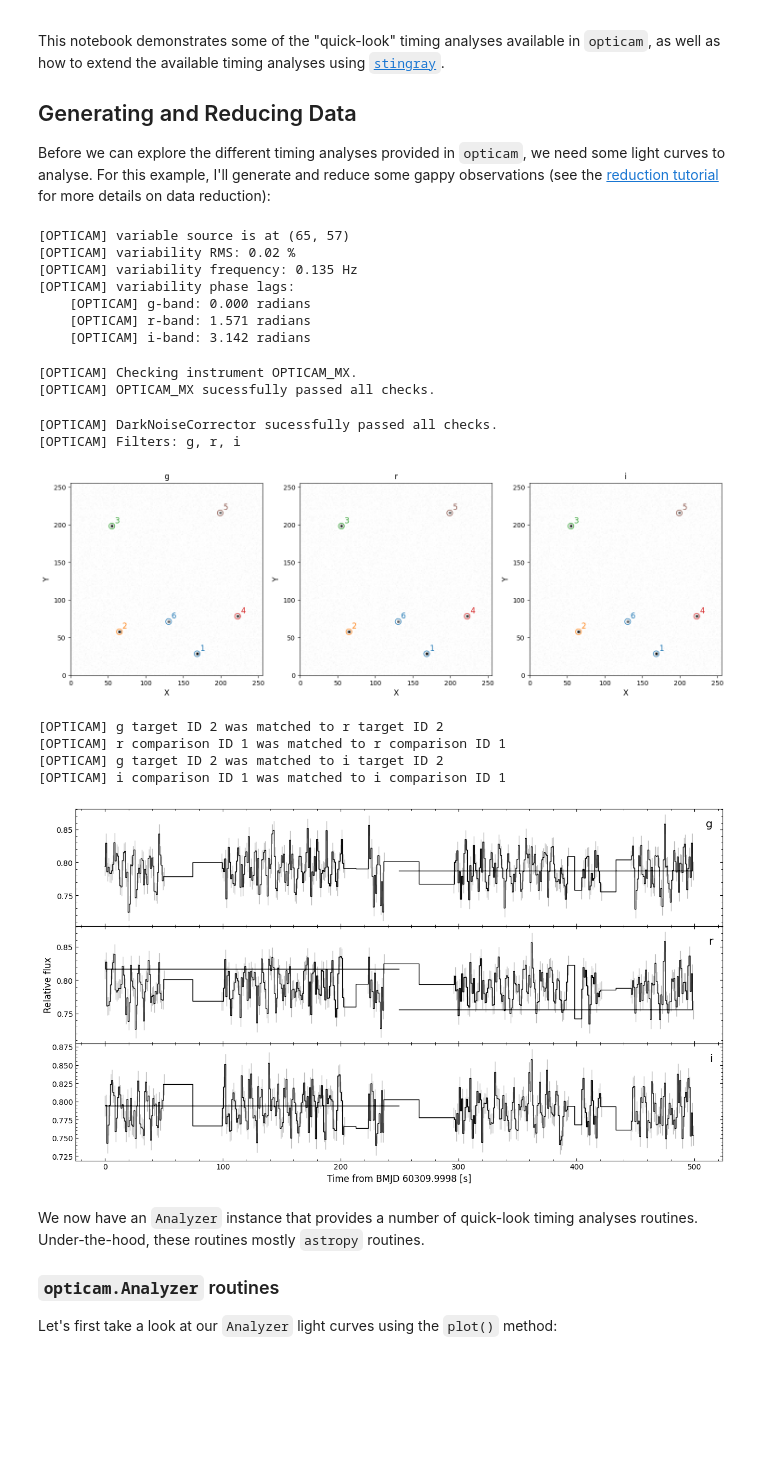
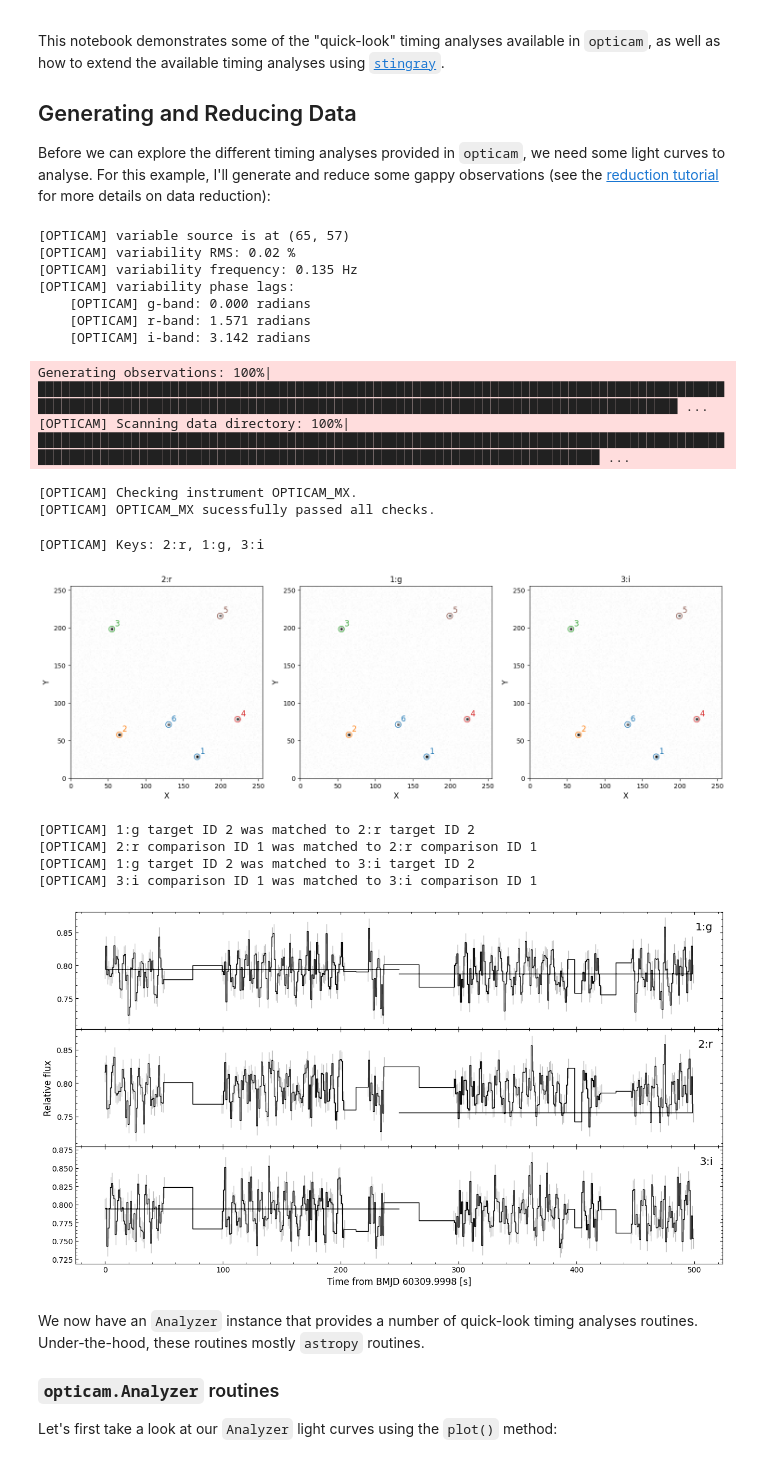
Before and after one commit to OPTICAM-instrument/opticam, a Jupyter notebook: docs/_executed/timing_methods.ipynb, the cells around one changed output. Cells and saved outputs as stored; diff of their text form; code cells hidden in the pictures; blank space fills up the shorter version.

```diff
--- a/docs/_executed/timing_methods.ipynb
+++ b/docs/_executed/timing_methods.ipynb
@@ -25,43 +25,44 @@ reducer = opticam.Reducer(
     data_directory=out_dir / 'data',
     out_directory=out_dir / 'reduced',
     show_plots=False,
     verbose=False,
     )
 reducer.create_catalogs()
 
 phot = opticam.OptimalPhotometer()
 reducer.photometry(phot)
 
 dphot = opticam.DifferentialPhotometer(
     out_directory=out_dir / 'reduced',
 )
 analyser = dphot.get_relative_light_curve(
-    fltr='g',
+    key='1:g',
     target=2,
     comparisons=1,
     phot_label='optimal',
     prefix='source_2',  # name of target source
     match_other_cameras=True,
     show_diagnostics=False,
 )
 # %% [output]
 [OPTICAM] variable source is at (65, 57)
 [OPTICAM] variability RMS: 0.02 %
 [OPTICAM] variability frequency: 0.135 Hz
 [OPTICAM] variability phase lags:
     [OPTICAM] g-band: 0.000 radians
     [OPTICAM] r-band: 1.571 radians
     [OPTICAM] i-band: 3.142 radians
-[OPTICAM] Checking instrument OPTICAM_MX.
-[OPTICAM] OPTICAM_MX sucessfully passed all checks.
+Generating observations: 100%|██████████████████████████████████████████████████████████████████████████████████████████████████████████████████████████████████████████████████████████████████████████ ...
+[OPTICAM] Scanning data directory: 100%|████████████████████████████████████████████████████████████████████████████████████████████████████████████████████████████████████████████████████████████████ ...
-[OPTICAM] DarkNoiseCorrector sucessfully passed all checks.
-[OPTICAM] Filters: g, r, i
+[OPTICAM] Checking instrument OPTICAM_MX.
+[OPTICAM] OPTICAM_MX sucessfully passed all checks.
+[OPTICAM] Keys: 2:r, 1:g, 3:i
 [figure]
-[OPTICAM] g target ID 2 was matched to r target ID 2
-[OPTICAM] r comparison ID 1 was matched to r comparison ID 1
-[OPTICAM] g target ID 2 was matched to i target ID 2
-[OPTICAM] i comparison ID 1 was matched to i comparison ID 1
+[OPTICAM] 1:g target ID 2 was matched to 2:r target ID 2
+[OPTICAM] 2:r comparison ID 1 was matched to 2:r comparison ID 1
+[OPTICAM] 1:g target ID 2 was matched to 3:i target ID 2
+[OPTICAM] 3:i comparison ID 1 was matched to 3:i comparison ID 1
-[figure, old version]
+[figure, new version]
 # %% [markdown]
 We now have an `Analyzer` instance that provides a number of quick-look timing analyses routines. Under-the-hood, these routines mostly `astropy` routines.
 
```
Also changed, not shown: parts of 13 cells of this notebook, 19 other files.
